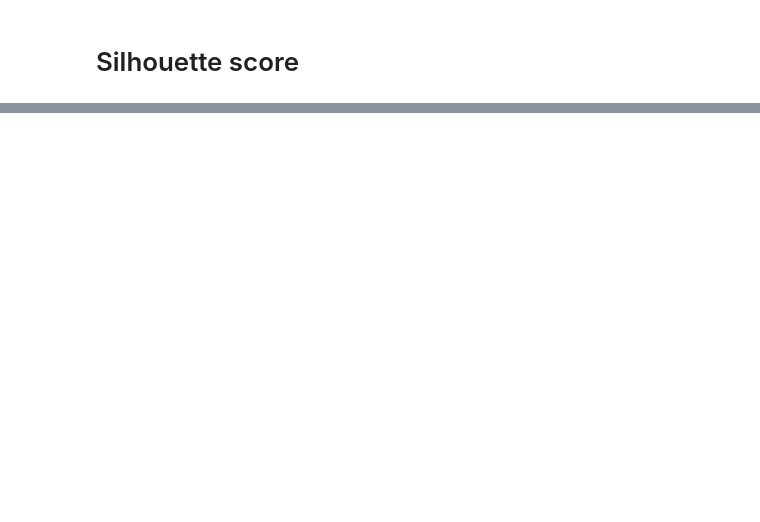
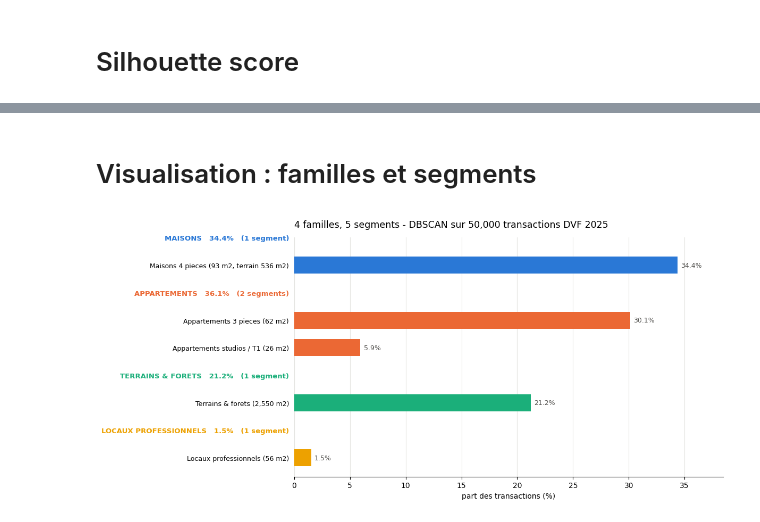
Before and after one commit to Cerisesss/Data-Visualisation-Projet, a Jupyter notebook: script_dbscan.ipynb, the cells around one changed output, grey strips where cells are left out. Saved outputs shown, nothing was run; the diff lists cells and outputs as text; code cells hidden in the pictures; blank space fills up the shorter version.

```diff
--- a/script_dbscan.ipynb
+++ b/script_dbscan.ipynb
@@ -271,0 +230,72 @@ Silhouette Coefficient (hors bruit): 0.67
+# %% [markdown]
+# Visualisation : familles et segments
+# %%
+ORDRE_FAMILLES = ["Maisons", "Appartements", "Terrains & forets", "Locaux professionnels"]
+
+
+def famille_de(type_dom):
+    if type_dom.startswith(("Terrain", "For")):
+        return "Terrains & forets"
+    if type_dom == "Local pro":
+        return "Locaux professionnels"
+    return "Maisons" if type_dom == "Maison" else "Appartements"
+
+
+table["famille"] = table["type_dom"].map(famille_de)
+hierarchie = table.sort_values(
+    ["famille", "pct_marche"],
+    key=lambda s: (s.map({f: i for i, f in enumerate(ORDRE_FAMILLES)})
+                   if s.name == "famille" else -s),
+)
+
+COULEUR_FAMILLE = {
+    "Maisons": "#2a78d6",
+    "Appartements": "#eb6834",
+    "Terrains & forets": "#1baf7a",
+    "Locaux professionnels": "#eda100",
+}
+
+rangs = []
+for fam in ORDRE_FAMILLES:
+    bloc = hierarchie[hierarchie["famille"] == fam]
+    if bloc.empty:
+        continue
+    rangs.append({"label": f"{fam.upper()}   {bloc['pct_marche'].sum():.1f}%"
+                           f"   ({len(bloc)} segment{'s' if len(bloc) > 1 else ''})",
+                  "valeur": None, "couleur": COULEUR_FAMILLE[fam], "entete": True})
+    for _, r in bloc.iterrows():
+        rangs.append({"label": f"      {r['segment']}", "valeur": r["pct_marche"],
+                      "couleur": COULEUR_FAMILLE[fam], "entete": False})
+
+y = np.arange(len(rangs))
+barres = [(i, r) for i, r in enumerate(rangs) if not r["entete"]]
+
+fig, ax = plt.subplots(figsize=(12, 0.44 * len(rangs) + 1.6))
+ax.barh([i for i, _ in barres], [r["valeur"] for _, r in barres],
+        color=[r["couleur"] for _, r in barres], height=0.62)
+for i, r in barres:
+    ax.text(r["valeur"] + 0.3, i, f"{r['valeur']:.1f}%", va="center",
+            fontsize=9, color="#52514e")
+
+ax.set_yticks(y, [r["label"] for r in rangs], fontsize=9)
+for etiquette, r in zip(ax.get_yticklabels(), rangs):
+    if r["entete"]:
+        etiquette.set_fontweight("bold")
+        etiquette.set_color(r["couleur"])
+        etiquette.set_fontsize(9.5)
+ax.invert_yaxis()
+
+ax.set_xlabel("part des transactions (%)")
+ax.set_title(f"{len(ORDRE_FAMILLES)} familles, {len(table)} segments - "
+             f"DBSCAN sur {len(df):,} transactions DVF 2025",
+             fontsize=12.5, loc="left", pad=14)
+ax.set_xlim(0, max(r["valeur"] for _, r in barres) * 1.12)
+for s in ("top", "right", "left"):
+    ax.spines[s].set_visible(False)
+ax.tick_params(left=False)
+ax.grid(axis="x", color="#e5e5e2", lw=0.8)
+ax.set_axisbelow(True)
+plt.tight_layout()
+plt.show()
+# %% [output]
+[figure, added]
```
Also changed, not shown: parts of 20 cells of this notebook.
